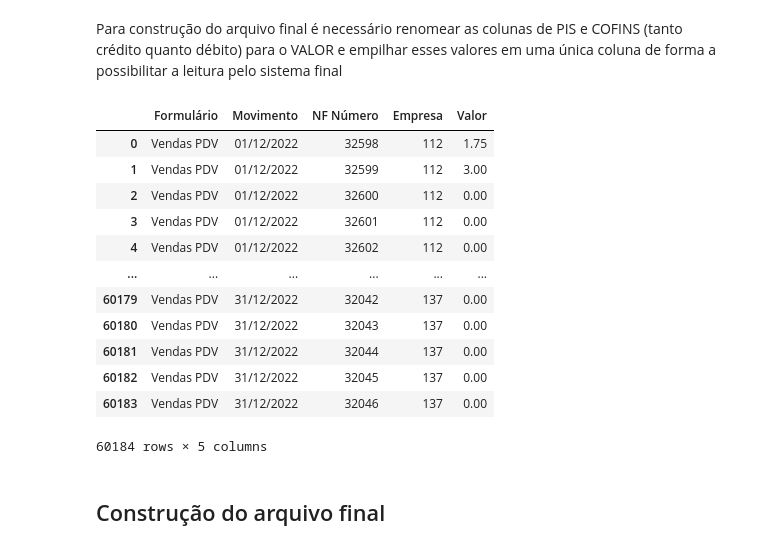
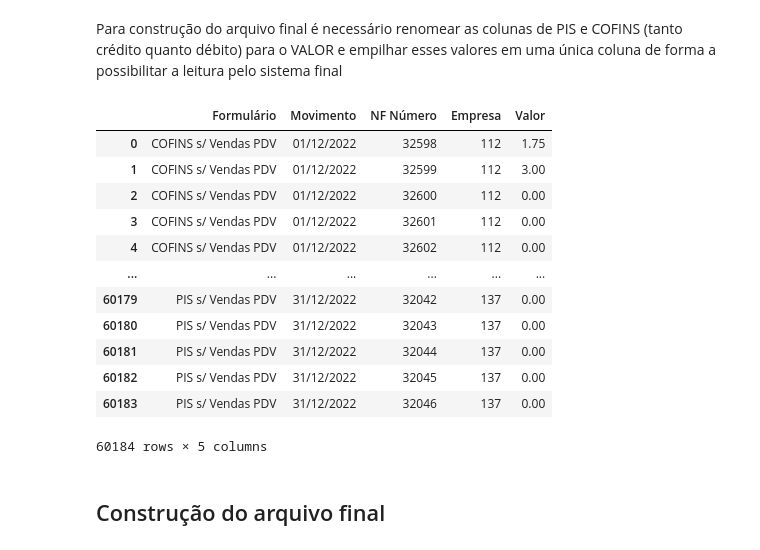
Before and after one commit to mayaram4rtins/compilador-de-arquivos-excel, a Jupyter notebook: compilador-de-arquivos-excel.ipynb, the cells around one changed output. Saved outputs shown, nothing was run; the diff lists cells and outputs as text; code cells hidden in the pictures.

```diff
--- a/compilador-de-arquivos-excel.ipynb
+++ b/compilador-de-arquivos-excel.ipynb
@@ -272,44 +288,53 @@ Para construção do arquivo final é necessário renomear as colunas de PIS e C
 VendasPDV_COFINSD_df = SomaVendasPDV_PISCOFINS_df.loc[SomaVendasPDV_PISCOFINS_df['Formulário'] == 'Vendas PDV',
                                  ["Formulário", "Movimento", "NF Número", "Empresa",
                                   "COFINS Débito"]]
+
+VendasPDV_COFINSD_df['Formulário'] = VendasPDV_COFINSD_df['Formulário'].replace(['Vendas PDV'], 'COFINS s/ Vendas PDV')
+
 
 Coluna_VendasPDV_COFINSD_Renomeada_df  = VendasPDV_COFINSD_df.rename(columns={'COFINS Débito': 'Valor'})
 
 VendasPDV_PISD_df = SomaVendasPDV_PISCOFINS_df.loc[SomaVendasPDV_PISCOFINS_df['Formulário'] == 'Vendas PDV',
                                  ["Formulário", "Movimento", "NF Número", "Empresa",
                                   "PIS Débito"]]
 
+VendasPDV_PISD_df['Formulário'] = VendasPDV_PISD_df['Formulário'].replace(['Vendas PDV'], 'PIS s/ Vendas PDV')
+
 Coluna_VendasPDV_PISD_Renomeada_df  = VendasPDV_PISD_df.rename(columns={'PIS Débito': 'Valor'})
 
 VendasPDV_COFINSC_df = SomaVendasPDV_PISCOFINS_df.loc[SomaVendasPDV_PISCOFINS_df['Formulário'] == 'Vendas PDV',
                                  ["Formulário", "Movimento", "NF Número", "Empresa",
                                   "COFINS Crédito"]]
+
+VendasPDV_COFINSC_df['Formulário'] = VendasPDV_COFINSC_df['Formulário'].replace(['Vendas PDV'], 'COFINS s/ Vendas PDV')
 
 Coluna_VendasPDV_COFINSC_Renomeada_df  = VendasPDV_COFINSC_df.rename(columns={'COFINS Crédito': 'Valor'})
 
 VendasPDV_PISC_df = SomaVendasPDV_PISCOFINS_df.loc[SomaVendasPDV_PISCOFINS_df['Formulário'] == 'Vendas PDV',
                                  ["Formulário", "Movimento", "NF Número", "Empresa",
                                   "PIS Crédito"]]
 
+VendasPDV_PISC_df['Formulário'] = VendasPDV_PISC_df['Formulário'].replace(['Vendas PDV'], 'PIS s/ Vendas PDV')
+
 Coluna_VendasPDV_PISC_Renomeada_df  = VendasPDV_PISC_df.rename(columns={'PIS Crédito': 'Valor'})
 
 Colunas_VendasPDV_PISCOFINS_df = pd.concat([Coluna_VendasPDV_COFINSD_Renomeada_df , Coluna_VendasPDV_PISD_Renomeada_df ,
                                             Coluna_VendasPDV_COFINSC_Renomeada_df , Coluna_VendasPDV_PISC_Renomeada_df], ignore_index = True)
 
 display(Colunas_VendasPDV_PISCOFINS_df)
 # %% [output]
 |  | Formulário | Movimento | NF Número | Empresa | Valor |
-| 0 | Vendas PDV | 01/12/2022 | 32598 | 112 | 1.75 |
-| 1 | Vendas PDV | 01/12/2022 | 32599 | 112 | 3.00 |
-| 2 | Vendas PDV | 01/12/2022 | 32600 | 112 | 0.00 |
-| 3 | Vendas PDV | 01/12/2022 | 32601 | 112 | 0.00 |
-| 4 | Vendas PDV | 01/12/2022 | 32602 | 112 | 0.00 |
+| 0 | COFINS s/ Vendas PDV | 01/12/2022 | 32598 | 112 | 1.75 |
+| 1 | COFINS s/ Vendas PDV | 01/12/2022 | 32599 | 112 | 3.00 |
+| 2 | COFINS s/ Vendas PDV | 01/12/2022 | 32600 | 112 | 0.00 |
+| 3 | COFINS s/ Vendas PDV | 01/12/2022 | 32601 | 112 | 0.00 |
+| 4 | COFINS s/ Vendas PDV | 01/12/2022 | 32602 | 112 | 0.00 |
 | ... | ... | ... | ... | ... | ... |
-| 60179 | Vendas PDV | 31/12/2022 | 32042 | 137 | 0.00 |
-| 60180 | Vendas PDV | 31/12/2022 | 32043 | 137 | 0.00 |
-| 60181 | Vendas PDV | 31/12/2022 | 32044 | 137 | 0.00 |
-| 60182 | Vendas PDV | 31/12/2022 | 32045 | 137 | 0.00 |
-| 60183 | Vendas PDV | 31/12/2022 | 32046 | 137 | 0.00 |
+| 60179 | PIS s/ Vendas PDV | 31/12/2022 | 32042 | 137 | 0.00 |
+| 60180 | PIS s/ Vendas PDV | 31/12/2022 | 32043 | 137 | 0.00 |
+| 60181 | PIS s/ Vendas PDV | 31/12/2022 | 32044 | 137 | 0.00 |
+| 60182 | PIS s/ Vendas PDV | 31/12/2022 | 32045 | 137 | 0.00 |
+| 60183 | PIS s/ Vendas PDV | 31/12/2022 | 32046 | 137 | 0.00 |
 60184 rows × 5 columns
 # %% [markdown]
 ## Construção do arquivo final
```
Also changed, not shown: parts of 15 cells of this notebook, 1 other file.
